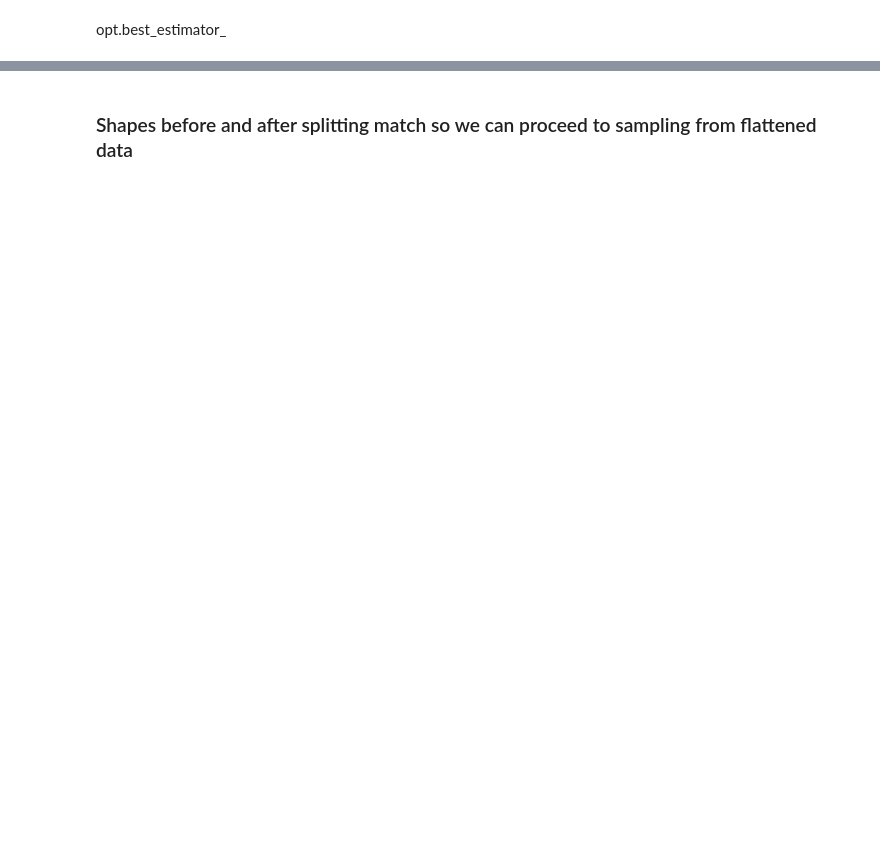
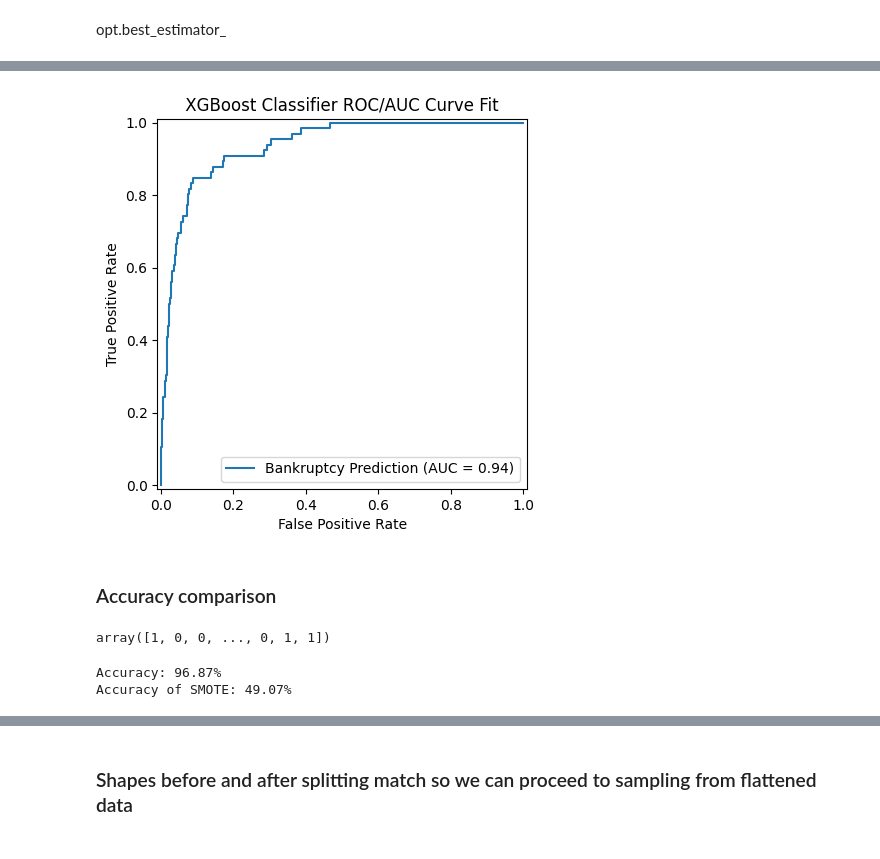
Before and after one commit to kora11e/XAI-Bankrupcy-Prediction-and-Explanation-with-XGBoost-Project, a Jupyter notebook: main.ipynb, the cells around one changed output, grey strips where cells are left out. Saved outputs shown, nothing was run; the diff lists cells and outputs as text; code cells hidden in the pictures; blank space fills up the shorter version.

```diff
--- a/main.ipynb
+++ b/main.ipynb
@@ -310,0 +327,2 @@ y_pred = xgboost_step = opt.best_estimator_.named_steps['clf'].predict(X_test)
+# %%
+y_proba = opt.best_estimator_.named_steps['clf'].predict_proba(X_test)[:,1] #the function calculates values from 2 distinct "angles"
@@ -334,3 +387,33 @@ opt_smote.score(X_train, y_train)
+# %%
+from sklearn.metrics import RocCurveDisplay, roc_curve, auc
+fpr, tpr, thresholds = roc_curve(y_test, y_proba)
+roc_auc = auc(fpr, tpr)
+
+display = RocCurveDisplay(fpr=fpr, tpr=tpr, roc_auc=roc_auc, estimator_name='Bankruptcy Prediction')
+
+display.plot()
+plt.title(" XGBoost Classifier ROC/AUC Curve Fit ")
+plt.show()
+# %% [output]
+[figure, added]
+# %% [markdown]
+<h3>Accuracy comparison</h3>
+# %%
+type(y_pred_smote)
+y_pred_smote
+# %% [output]
+array([1, 0, 0, ..., 0, 1, 1])
+# %%
+from sklearn.metrics import accuracy_score
+import random
+
+accuracy = accuracy_score(y_test, y_pred)
+accuracy_smote = accuracy_score(np.random.choice(y_test_smote, 2046), y_pred_smote)
+print("Accuracy: %.2f%%" % (accuracy * 100.0))
+print("Accuracy of SMOTE: %.2f%%" % (accuracy_smote * 100.0))
+# %% [output]
+Accuracy: 96.87%
+Accuracy of SMOTE: 49.07%
 # %%
 opt.best_estimator_.steps[0]
 # %% [output]
```
Also changed, not shown: parts of 68 cells of this notebook.
